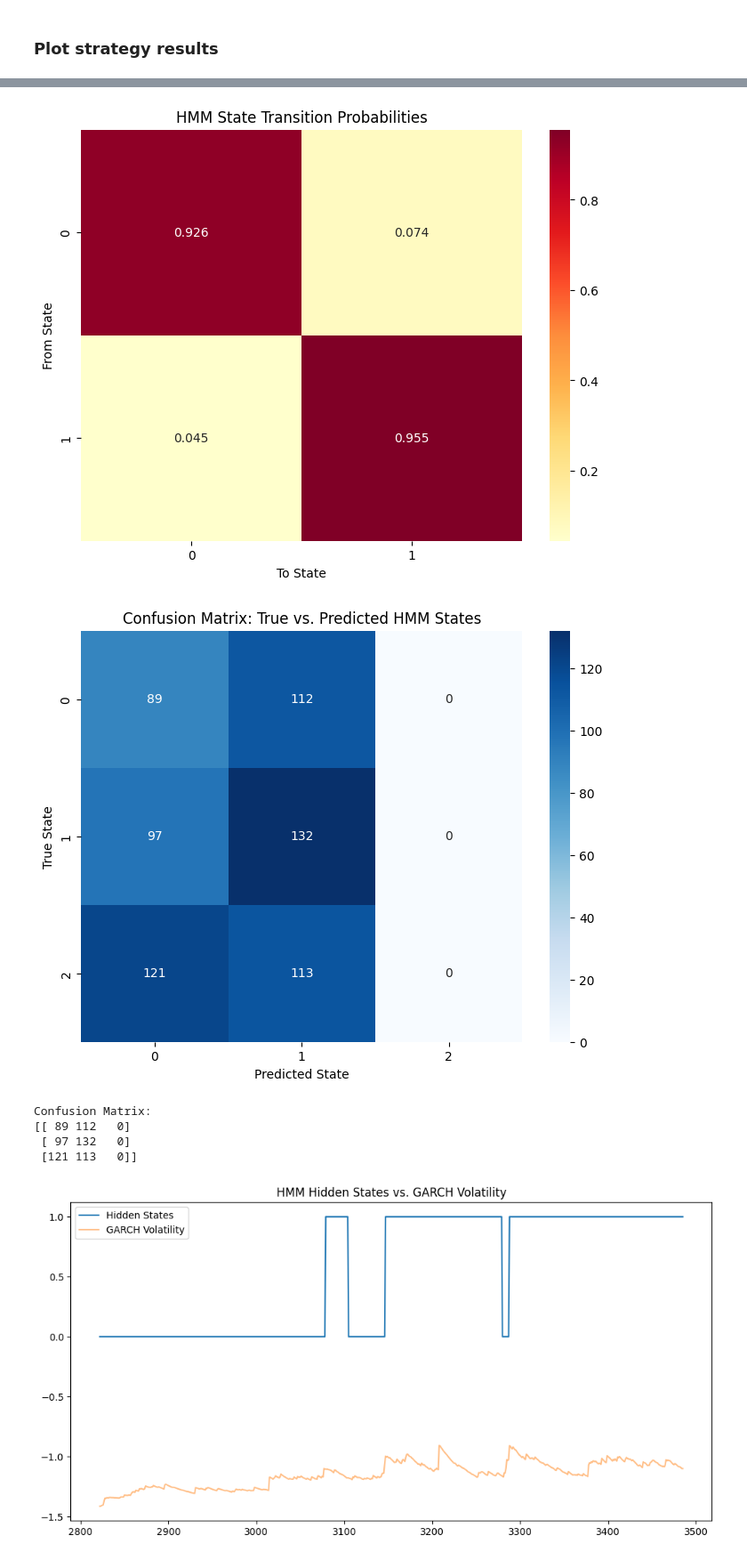
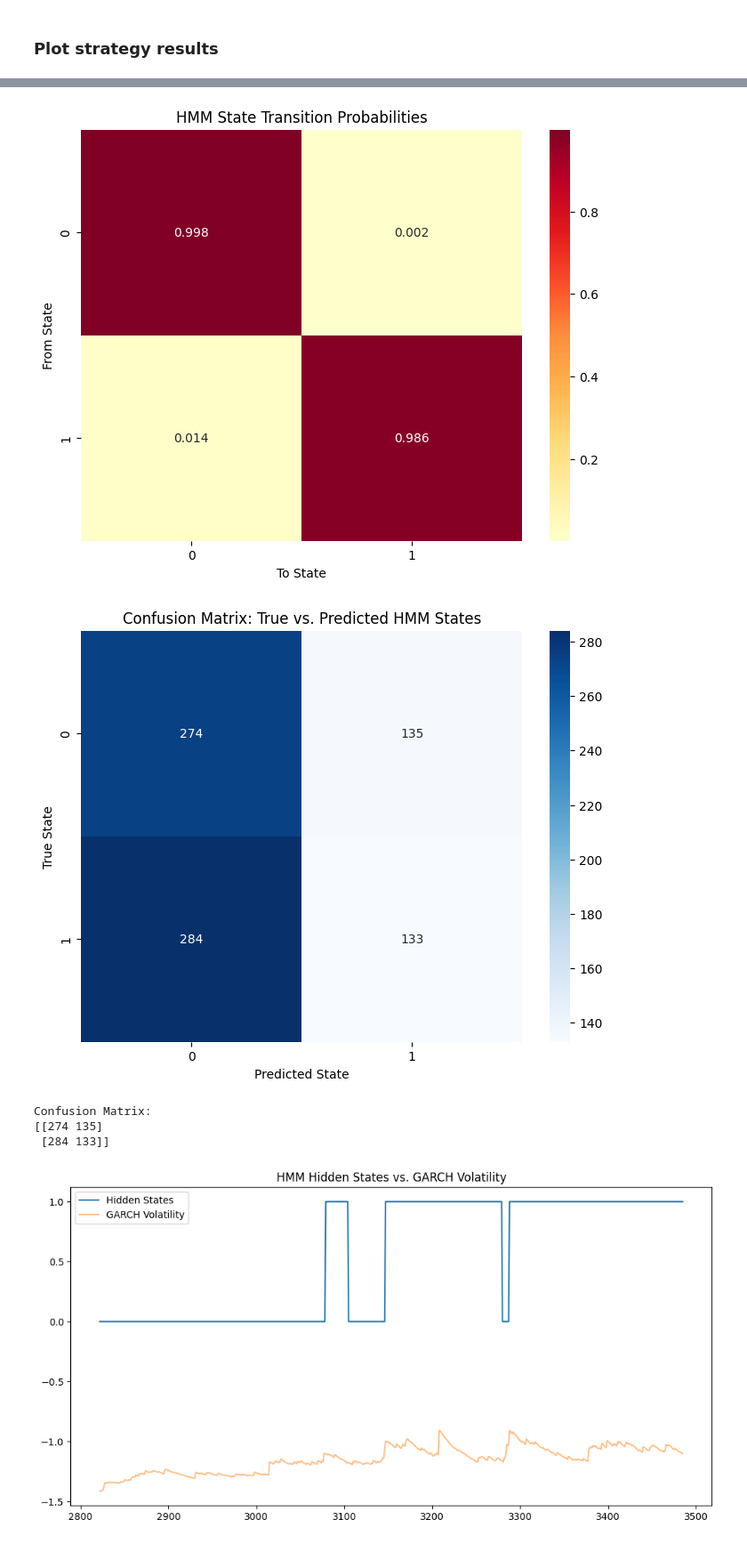
Before and after one commit to GabriellaAM/missioncontrolproject, a Jupyter notebook: ensemble_model_one.ipynb, the cells around one changed output, grey strips where cells are left out. Shown at 89% size. Cells and saved outputs as stored; diff of their text form; code cells hidden in the pictures.

```diff
--- a/ensemble_model_one.ipynb
+++ b/ensemble_model_one.ipynb
@@ -20,7 +20,7 @@ warnings.filterwarnings("ignore")
 # %% [markdown]
 ## Get asset candle data
 # %%
-asset = "ethereum"
+asset = "bitcoin"
 
 def load_macro_data(asset_data, macro_files, resample_freq='D'):
     """
@@ -377,7 +377,7 @@ def process_features(df, scaler=None, is_training=False):
         'log', 'log_return', 'lnrange',
         'RSI14', 'log_return_30', 'log_return_7', 'ln_atr',
         'kalman_close', 'kalman_smooth', 'kalman_smooth_slope',
-        'close_kalman_diff', 'volume_return', 'garch_volatility', 'marketCap', 'btc_dom','btc_dom_return'
+        'close_kalman_diff', 'volume_return', 'garch_volatility', 'marketCap'#, 'btc_dom','btc_dom_return'
     ]
     macro_features = [
 
@@ -970,7 +970,7 @@ predicted_states = hidden_states  # Your HMM predictions
 
 # Hypothetical true states (you’d need to define these based on your data or domain)
 # For example, let’s simulate true states for demonstration (replace with real data)
-true_states = np.random.randint(0, 3, size=len(predicted_states))  # Random for illustration
+true_states = np.random.randint(0, 2, size=len(predicted_states))  # Random for illustration
 
 # Compute confusion matrix
 cm = confusion_matrix(true_states, predicted_states)
@@ -994,9 +994,8 @@ State 1  0.044910  0.955090
-[figure, old version]
+[figure, new version]
-[figure, old version]
+[figure, new version]
 Confusion Matrix:
-[[ 89 112   0]
- [ 97 132   0]
- [121 113   0]]
+[[274 135]
+ [284 133]]
 # %%
 plot_hmm_results(long_only)
 plot_hmm_results(long_short)
```
Also changed, not shown: parts of 9 cells of this notebook, 23 other files.
